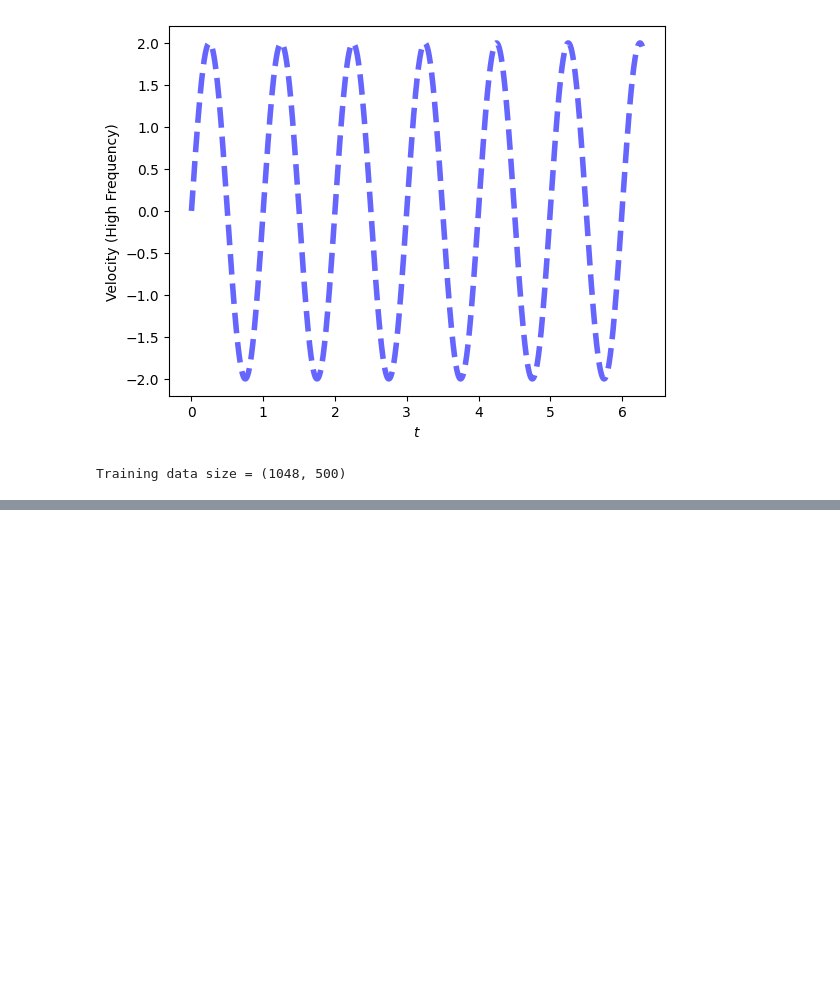
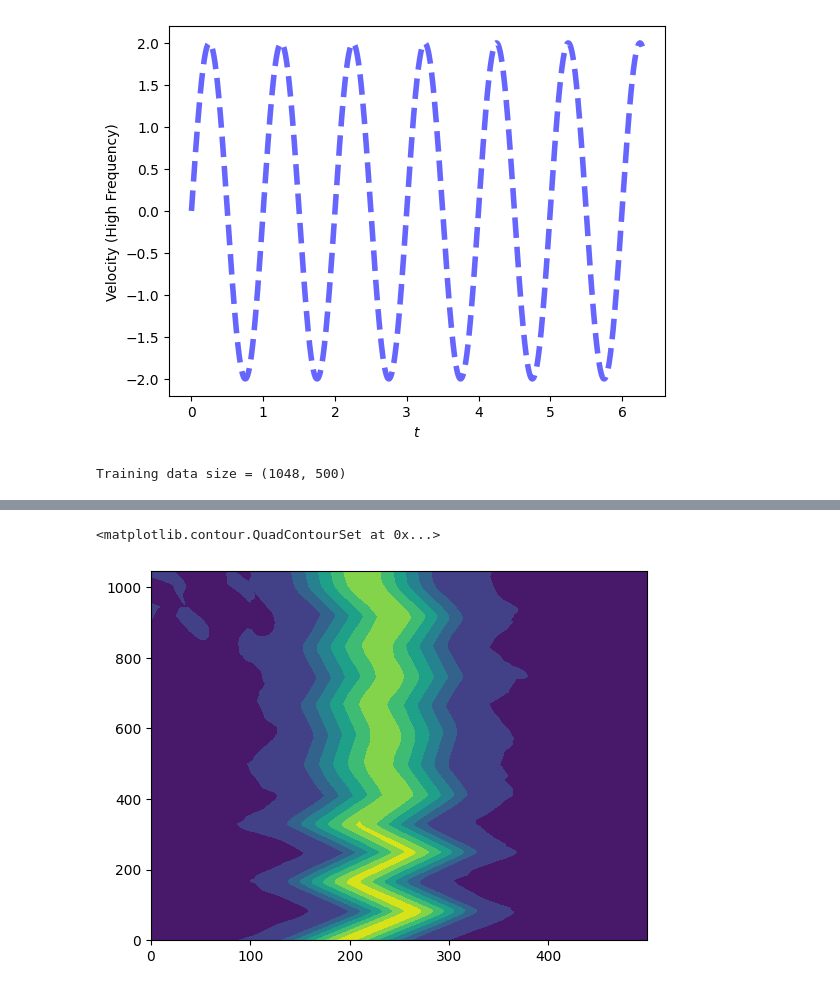
Before and after one commit to honglizhaobob/dl-hidimuq, a Jupyter notebook: code/LinearOscillator/python/time_varying_advection.ipynb, the cells around one changed output, grey strips where cells are left out. Cells and saved outputs as stored; diff of their text form; code cells hidden in the pictures; blank space fills up the shorter version.

```diff
--- a/code/LinearOscillator/python/time_varying_advection.ipynb
+++ b/code/LinearOscillator/python/time_varying_advection.ipynb
@@ -145,0 +161,8 @@ info = train(
+# %%
+# predict solution
+p_pred = pinn(inputs).reshape([pinn.nx, pinn.nt]).detach().numpy().T
+# %%
+plt.contourf(p_pred)
+# %% [output]
+<matplotlib.contour.QuadContourSet at 0x...>
+[figure, added]
```
Also changed, not shown: parts of 6 cells of this notebook, 3 other files.
